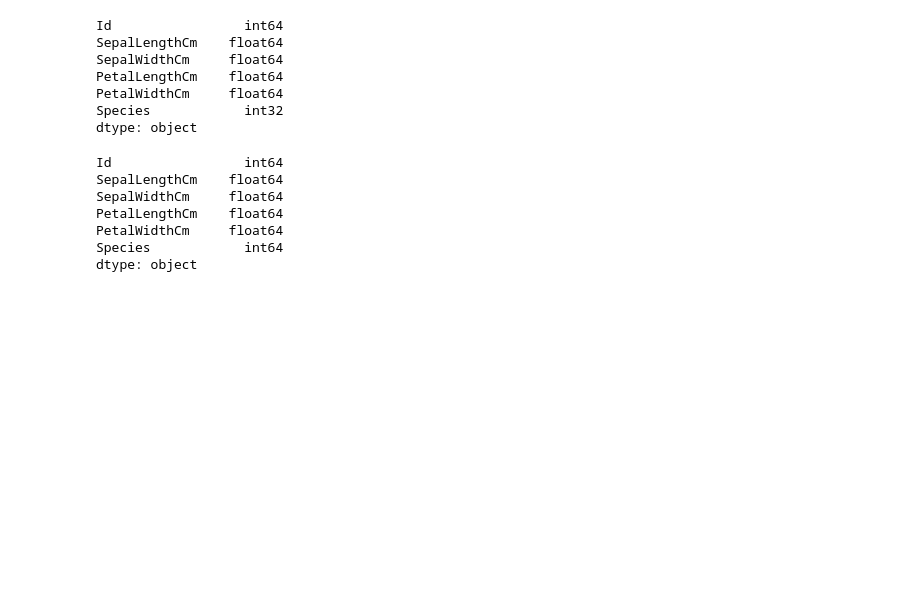
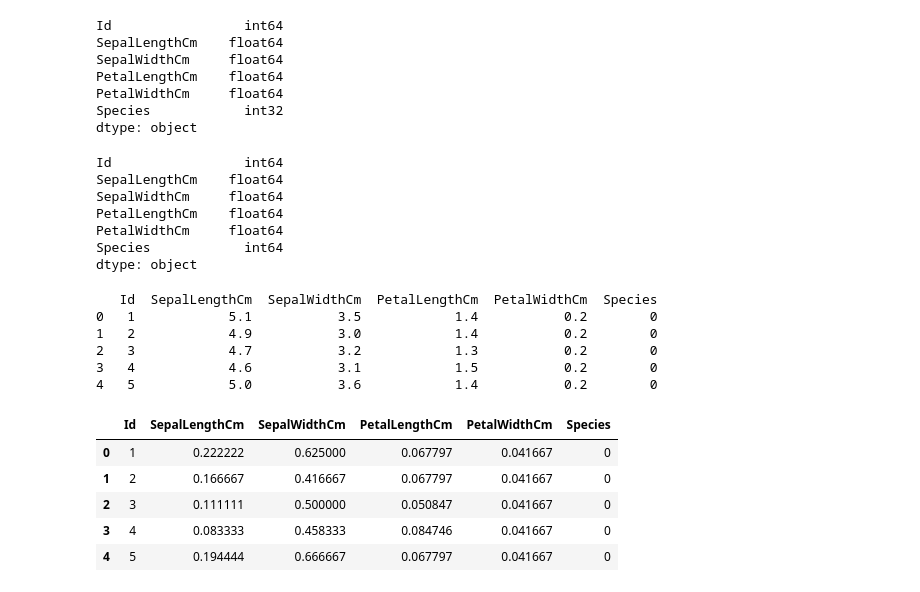
Before and after one commit to TechyMT/ClassWork, a Jupyter notebook: DSBDA/Assgn1.ipynb, the cells around one changed output. Saved outputs shown, nothing was run; the diff lists cells and outputs as text; code cells hidden in the pictures; blank space fills up the shorter version.

```diff
--- a/DSBDA/Assgn1.ipynb
+++ b/DSBDA/Assgn1.ipynb
@@ -115,3 +115,27 @@ PetalLengthCm    float64
 PetalWidthCm     float64
 Species            int64
 dtype: object
+# %%
+print(df.head())
+def min_max_normalise(feature):
+  global df
+  df[feature] = (df[feature] - df[feature].min()) / (df[feature].max() - df[feature].min())
+
+min_max_normalise("SepalLengthCm")
+min_max_normalise("PetalLengthCm")
+min_max_normalise("PetalWidthCm")
+min_max_normalise("SepalWidthCm")
+df.head()
+# %% [output]
+   Id  SepalLengthCm  SepalWidthCm  PetalLengthCm  PetalWidthCm  Species
+0   1            5.1           3.5            1.4           0.2        0
+1   2            4.9           3.0            1.4           0.2        0
+2   3            4.7           3.2            1.3           0.2        0
+3   4            4.6           3.1            1.5           0.2        0
+4   5            5.0           3.6            1.4           0.2        0
+|  | Id | SepalLengthCm | SepalWidthCm | PetalLengthCm | PetalWidthCm | Species |
+| 0 | 1 | 0.222222 | 0.625000 | 0.067797 | 0.041667 | 0 |
+| 1 | 2 | 0.166667 | 0.416667 | 0.067797 | 0.041667 | 0 |
+| 2 | 3 | 0.111111 | 0.500000 | 0.050847 | 0.041667 | 0 |
+| 3 | 4 | 0.083333 | 0.458333 | 0.084746 | 0.041667 | 0 |
+| 4 | 5 | 0.194444 | 0.666667 | 0.067797 | 0.041667 | 0 |
```
